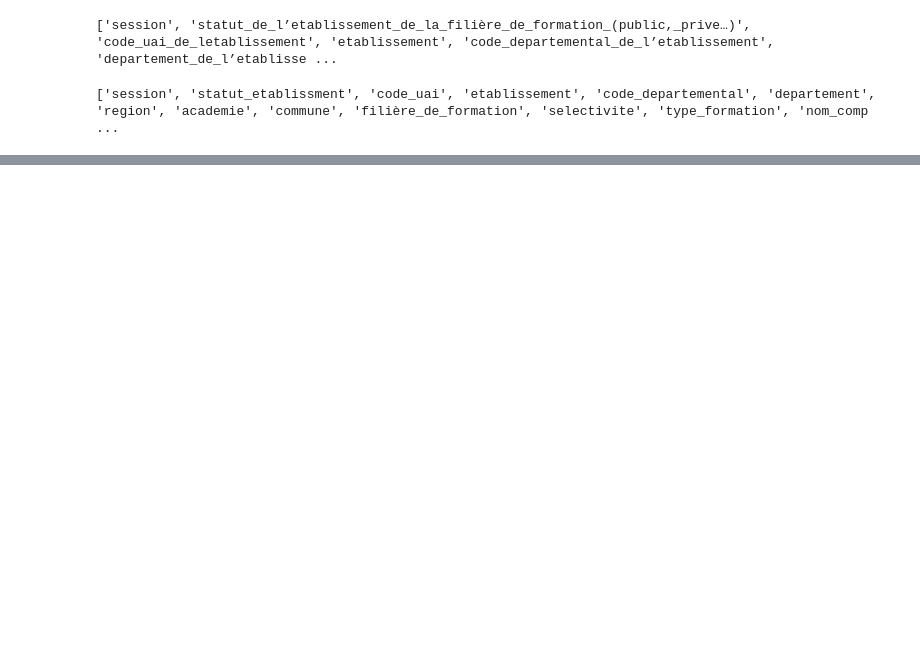
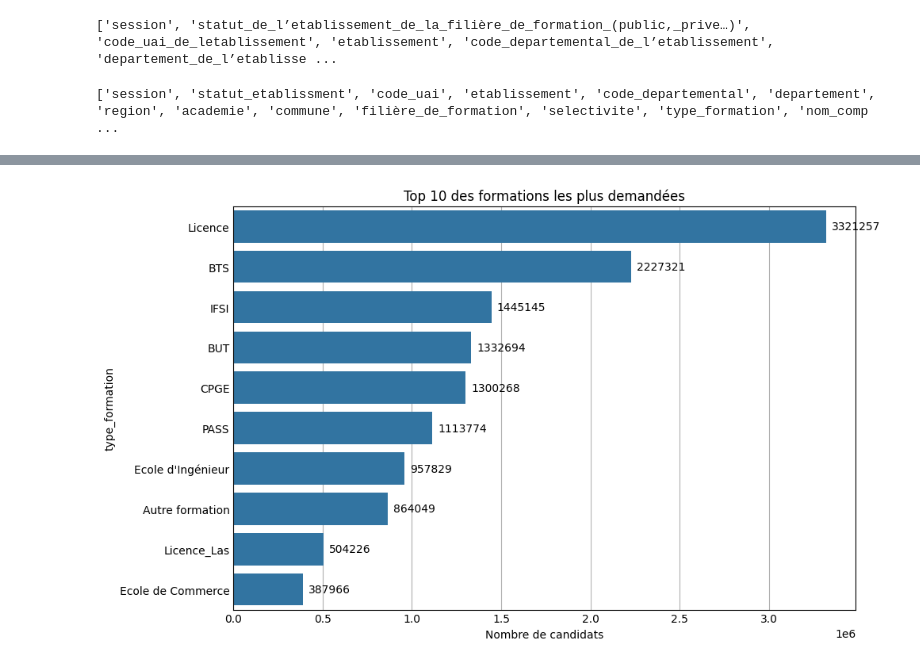
Before and after one commit to EliseELC/Portfolio-Data-Analyse, a Jupyter notebook: analyse_parcoursup_2025.ipynb, the cells around one changed output, grey strips where cells are left out. Cells and saved outputs as stored; diff of their text form; code cells hidden in the pictures; blank space fills up the shorter version.

```diff
--- a/analyse_parcoursup_2025.ipynb
+++ b/analyse_parcoursup_2025.ipynb
@@ -115,7 +115,11 @@ df.rename(columns={'effectif_des_candidats_en_terminale_professionnelle_ayant_re
 df.rename(columns={'dont_effectif_des_candidats_boursiers_en_terminale_generale_professionnelle_ayant_reçu_une_proposition_d’admission_de_la_part_de_l’etablissement': 'effectif_terminale_professionnel_boursier_ayant_recu_proposition'}, inplace=True)
 df.rename(columns={'effectif_des_autres_candidats_ayant_reçu_une_proposition_d’admission_de_la_part_de_l’etablissement': 'autres_candidats_ayant_recu_proposition'}, inplace=True)
 df.rename(columns={'lien_de_la_formation_sur_la_plateforme_parcoursup': 'lien_formation_parcoursup'}, inplace=True)
+df.rename(columns={'part_des_terminales_generales_qui_etaient_en_position_de_recevoir_une_proposition_en_phase_principale': 'part_terminales_generale_en_position_de_recevoir_une_proposition_phase_principale'}, inplace=True)
+df.rename(columns={'part_des_terminales_technologiques_qui_etaient_en_position_de_recevoir_une_proposition_en_phase_principale': 'part_terminales_technologique_en_position_de_recevoir_une_proposition_phase_principale'}, inplace=True)
+df.rename(columns={'part_des_terminales_professionnelles_qui_etaient_en_position_de_recevoir_une_proposition_en_phase_principale': 'part_terminales_professionnelle_en_position_de_recevoir_une_proposition_phase_principale'}, inplace=True)
 # %%
+df.columns = df.columns.str.strip().str.lower().str.replace(" ", "_").str.replace("'", "").str.replace("é", "e")
 print(df.columns.tolist())
 # %% [output]
 ['session', 'statut_etablissment', 'code_uai', 'etablissement', 'code_departemental', 'departement', 'region', 'academie', 'commune', 'filière_de_formation', 'selectivite', 'type_formation', 'nom_comp ...
@@ -121,0 +163,25 @@ print(df.columns.tolist())
+# %%
+df_plot = df.copy()
+df_plot['taux_d’accès'] = pd.to_numeric(df_plot['taux_d’accès'], errors='coerce')
+df_plot['capacite_formation'] = pd.to_numeric(df_plot['capacite_formation'], errors='coerce')
+df_plot['effectif_total_candidats'] = pd.to_numeric(df_plot['effectif_total_candidats'], errors='coerce')
+# %%
+top_formations = (
+    df_plot.groupby('type_formation')['effectif_total_candidats']
+    .sum()
+    .sort_values(ascending=False)
+    .head(10)
+)
+
+plt.figure(figsize=(10,6))
+ax = sns.barplot(x=top_formations.values, y=top_formations.index)
+for bar in ax.patches:
+    ax.annotate(f"{int(bar.get_width())}",
+                (bar.get_width(), bar.get_y() + bar.get_height()/2),
+                va='center', ha='left', xytext=(5,0), textcoords='offset points')
+plt.title("Top 10 des formations les plus demandées")
+plt.xlabel("Nombre de candidats")
+plt.tight_layout()
+plt.show()
+# %% [output]
+[figure, added]
```
Also changed, not shown: parts of 7 cells of this notebook.
